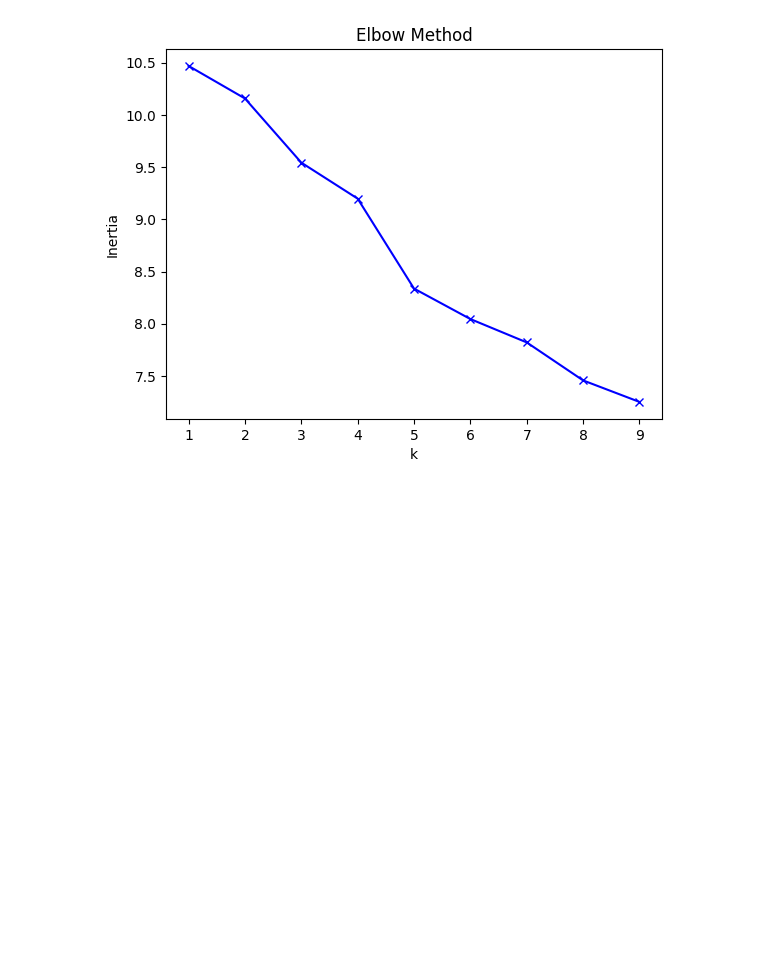
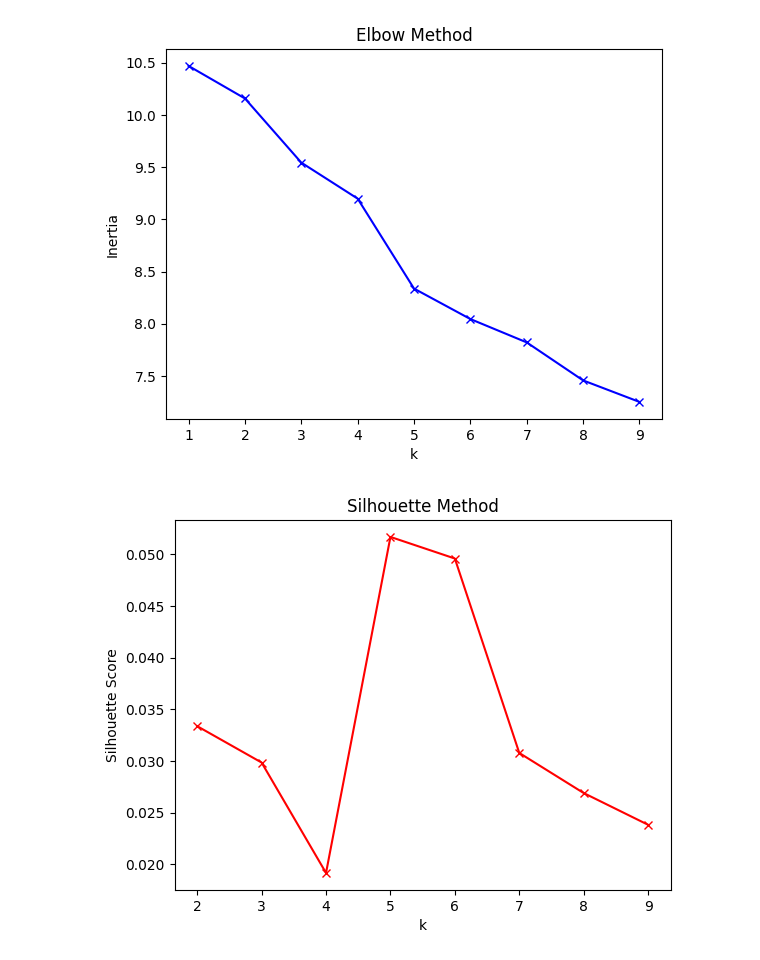
Before and after one commit to HridhayJ/TEDTalks-SemanticClustering, a Jupyter notebook: testing.ipynb, the cells around one changed output. Saved outputs shown, nothing was run; the diff lists cells and outputs as text; code cells hidden in the pictures; blank space fills up the shorter version.

Commit message:
silhouette_score

```diff
--- a/testing.ipynb
+++ b/testing.ipynb
@@ -77,3 +77,21 @@ plt.title('Elbow Method')
 plt.show()
 # %% [output]
 [figure]
+# %%
+from sklearn.metrics import silhouette_score
+
+silhouette_scores = []
+
+for k in range(2, 10):
+    kmeans = KMeans(n_clusters=k, random_state=0)
+    kmeans.fit(embeddings)
+    score = silhouette_score(embeddings, kmeans.labels_)
+    silhouette_scores.append(score)
+
+plt.plot(range(2, 10), silhouette_scores, 'rx-')
+plt.xlabel('k')
+plt.ylabel('Silhouette Score')
+plt.title('Silhouette Method')
+plt.show()
+# %% [output]
+[figure, added]
```
